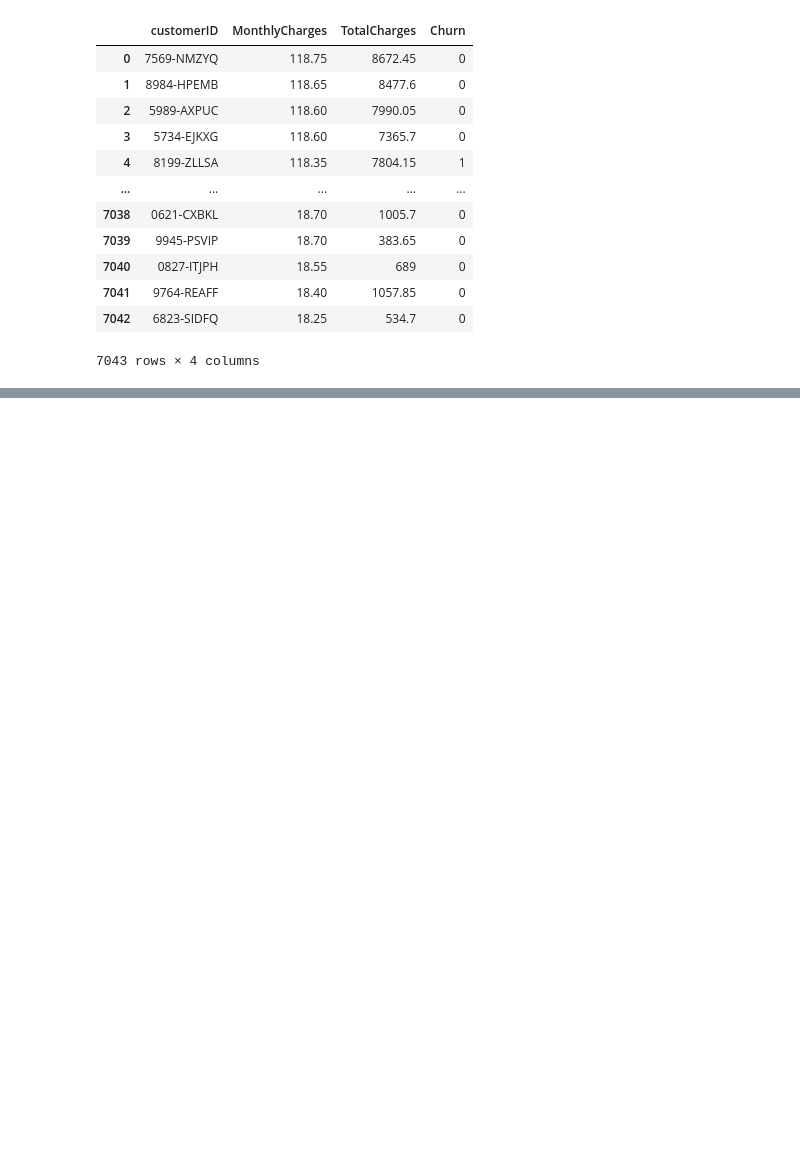
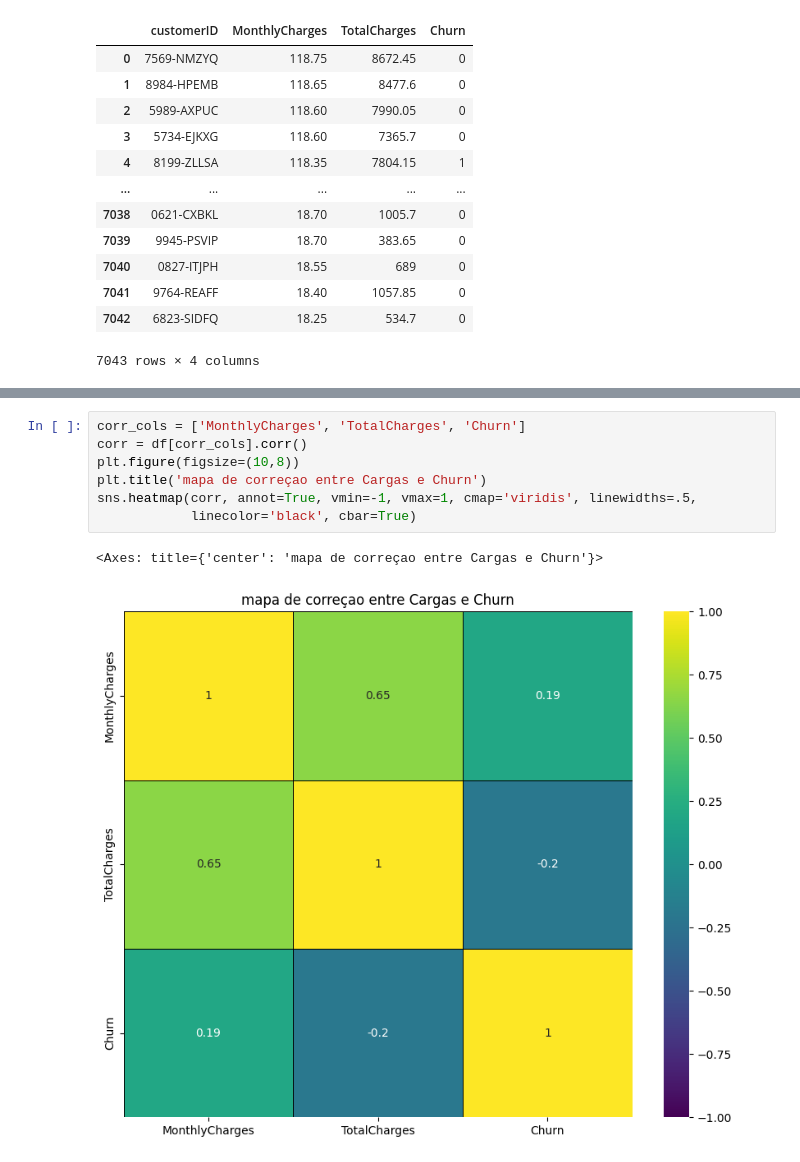
Before and after one commit to WesleySouza13/Analise-em-Churn, a Jupyter notebook: notebooks/ChargesEda.ipynb, the cells around one changed output, grey strips where cells are left out. Saved outputs shown, nothing was run; the diff lists cells and outputs as text; blank space fills up the shorter version.

```diff
--- a/notebooks/ChargesEda.ipynb
+++ b/notebooks/ChargesEda.ipynb
@@ -35,0 +81,10 @@ nao há valores nulos em: Churn
+# %%
+corr_cols = ['MonthlyCharges', 'TotalCharges', 'Churn']
+corr = df[corr_cols].corr()
+plt.figure(figsize=(10,8))
+plt.title('mapa de correçao entre Cargas e Churn')
+sns.heatmap(corr, annot=True, vmin=-1, vmax=1, cmap='viridis', linewidths=.5,
+            linecolor='black', cbar=True)
+# %% [output]
+<Axes: title={'center': 'mapa de correçao entre Cargas e Churn'}>
+[figure, added]
```
Also changed, not shown: parts of 8 cells of this notebook, 2 other files.
